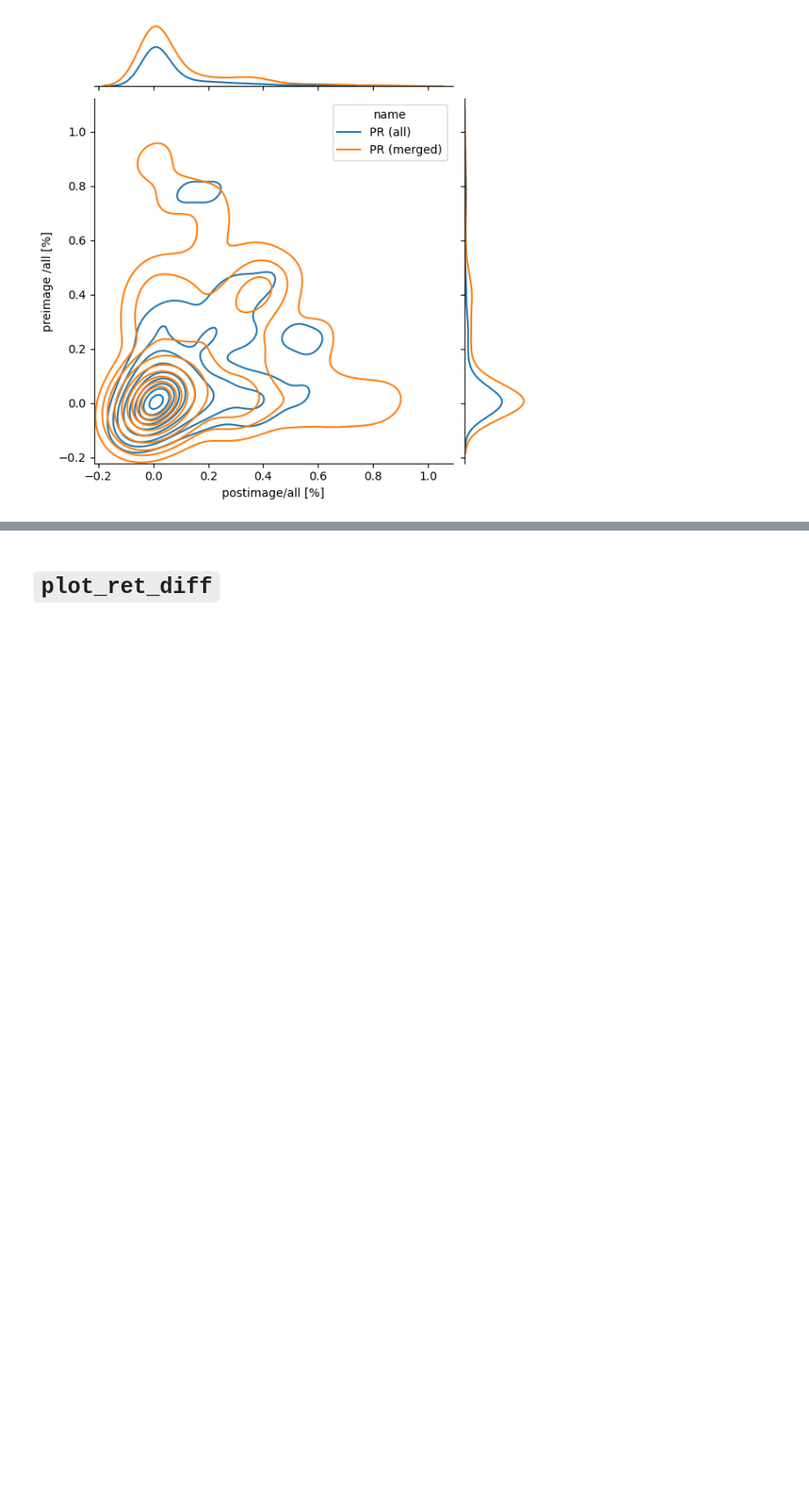
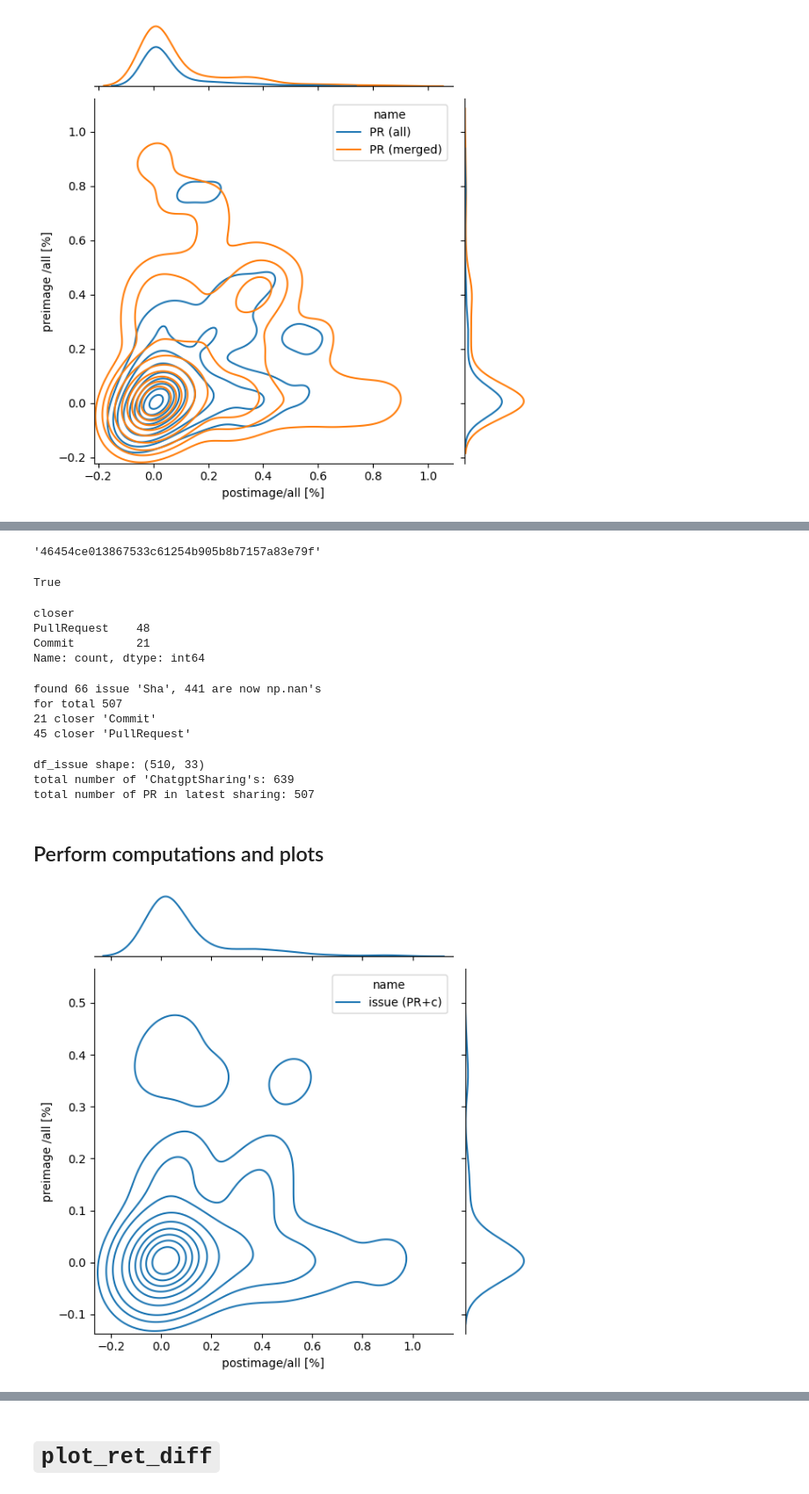
Before and after one commit to ncusi/MSR_Challenge_2024, a Jupyter notebook: notebooks/compare.ipynb, the cells around one changed output, grey strips where cells are left out. Shown at 88% size. Drawn from its saved outputs; the diff is of its cells as text; code cells hidden in the pictures; blank space fills up the shorter version.

Commit message:
compare.ipynb: Add "Issue sharings" section

```diff
--- a/notebooks/compare.ipynb
+++ b/notebooks/compare.ipynb
@@ -495,0 +544,2 @@ plot_ret_all({'PR (all)': ret_fragments_pr_all, 'PR (merged)': ret_fragments_pr}
+# %%
+df_issue = pd.read_csv("../data/interim/issue_sharings_df.csv")
@@ -495,0 +625,3 @@ plot_ret_all({'PR (all)': ret_fragments_pr_all, 'PR (merged)': ret_fragments_pr}
+# %%
+df_issue_by_url = df_issue.groupby('URL').agg('first')
+df_issue_by_url.head()
@@ -495,0 +637,75 @@ plot_ret_all({'PR (all)': ret_fragments_pr_all, 'PR (merged)': ret_fragments_pr}
+# %%
+df_issue_by_url.loc['https://github.com/openactive/dataset-utils/issues/2', 'Sha']
+# %% [output]
+'46454ce013867533c61254b905b8b7157a83e79f'
+# %%
+df_issue_by_url.loc['https://github.com/AIToolsLab/questions/issues/5', 'Sha'] is None
+# %% [output]
+True
+# %%
+df_issue['closer'].value_counts()
+# %% [output]
+closer
+PullRequest    48
+Commit         21
+Name: count, dtype: int64
+# %%
+sha_info = {
+    'found': 0,
+    'N/A': 0,
+}
+
+issue_data_by_pr = []
+issue_data_by_commit = []
+
+for source in issue_data['Sources']:
+    url = source['URL']
+    sha = df_issue_by_url.loc[url, 'Sha']
+    if sha is not None:
+        source['Sha'] = sha
+        sha_info['found'] += 1
+    else:
+        source['Sha'] = np.nan
+        sha_info['N/A'] += 1
+        #print(df_pr[df_pr['URL'] == source['URL']]['Sha'])
+
+    closer = sha = df_issue_by_url.loc[url, 'closer']
+    if closer == 'Commit':
+        issue_data_by_commit.append(source)
+    elif closer == 'PullRequest':
+        issue_data_by_pr.append(source)
+
+
+print(f"found {sha_info['found']} issue 'Sha', {sha_info['N/A']} are now np.nan's")
+print(f"for total {len(issue_data['Sources'])}")
+print(f"{len(issue_data_by_commit)} closer 'Commit'")
+print(f"{len(issue_data_by_pr)} closer 'PullRequest'")
+# %% [output]
+found 66 issue 'Sha', 441 are now np.nan's
+for total 507
+21 closer 'Commit'
+45 closer 'PullRequest'
+# %%
+print(f"df_issue shape: {df_issue.shape}")
+print(f"total number of 'ChatgptSharing's: {df_issue['NumberOfChatgptSharings'].sum()}")
+print(f"total number of PR in latest sharing: {len(issue_data['Sources'])}")
+
+total_issue_sharings = df_issue['NumberOfChatgptSharings'].sum()
+total_issue_sha = df_issue['Sha'].count()
+# %% [output]
+df_issue shape: (510, 33)
+total number of 'ChatgptSharing's: 639
+total number of PR in latest sharing: 507
+# %% [markdown]
+## Perform computations and plots
+# %%
+with tqdm_joblib(tqdm.tqdm(desc="issue sharings data", total=total_issue_sharings)) as progress_bar:
+    ret_fragments_issue = Parallel(n_jobs=-1)(
+        delayed(run_diff_to_conv)(source, conv, compare=CompareFragments)
+        for source in issue_data['Sources']
+        for conv in source['ChatgptSharing']
+    )
+# %%
+plot_ret_all({'issue (PR+c)': ret_fragments_issue})
+# %% [output]
+[figure, added]
```
Also changed, not shown: parts of 18 cells of this notebook.
